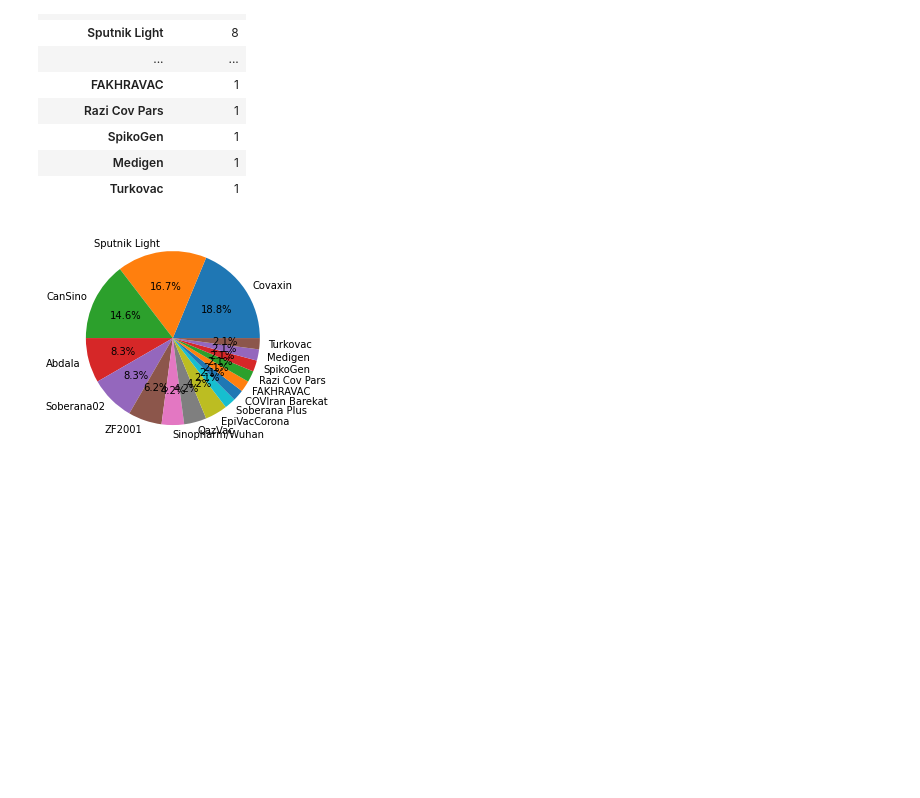
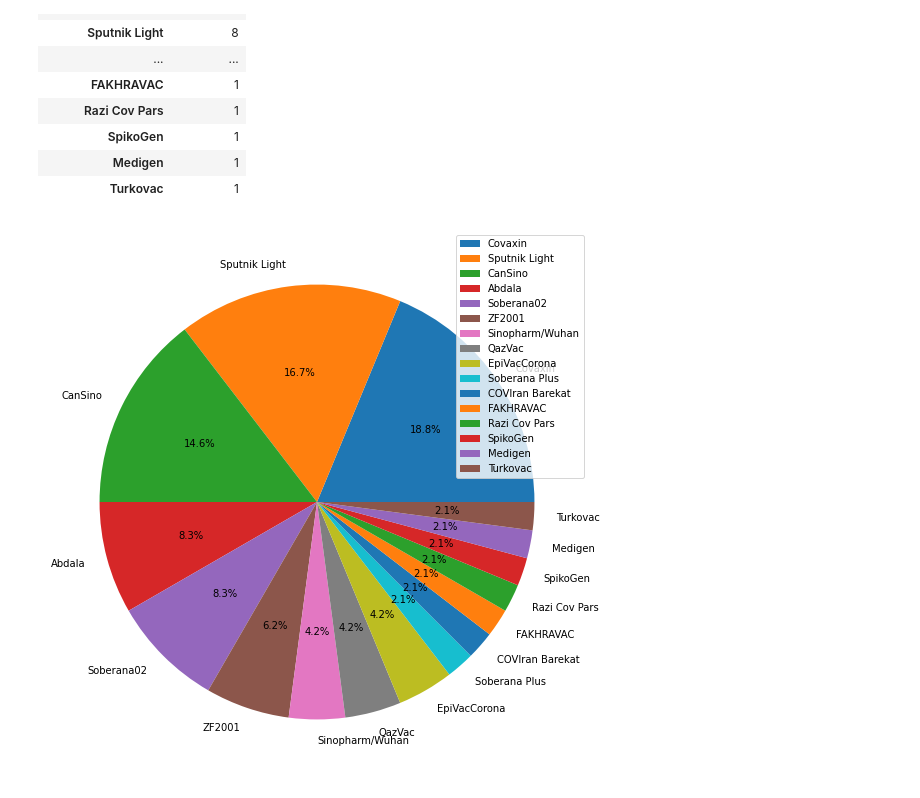
Before and after one commit to kkjsw17/OSSW, a Jupyter notebook: src/scripts/finalterm.ipynb, the cells around one changed output. Cells and saved outputs as stored; diff of their text form; code cells hidden in the pictures; blank space fills up the shorter version.

Commit message:
pie plot 수정

```diff
--- a/src/scripts/finalterm.ipynb
+++ b/src/scripts/finalterm.ipynb
@@ -52,7 +52,9 @@ other_df = vacc_df[vacc_df['접종 국가 수'] < 10]
 # %%
 indexes = [index[0] for index in list(other_df.index)]
 # %%
+plt.figure(1, (10, 10))
 plt.pie(other_df['접종 국가 수'], labels=indexes, autopct="%.1f%%")
+plt.legend()
 plt.show()
 # %% [output]
-[figure, old version]
+[figure, new version]
```
